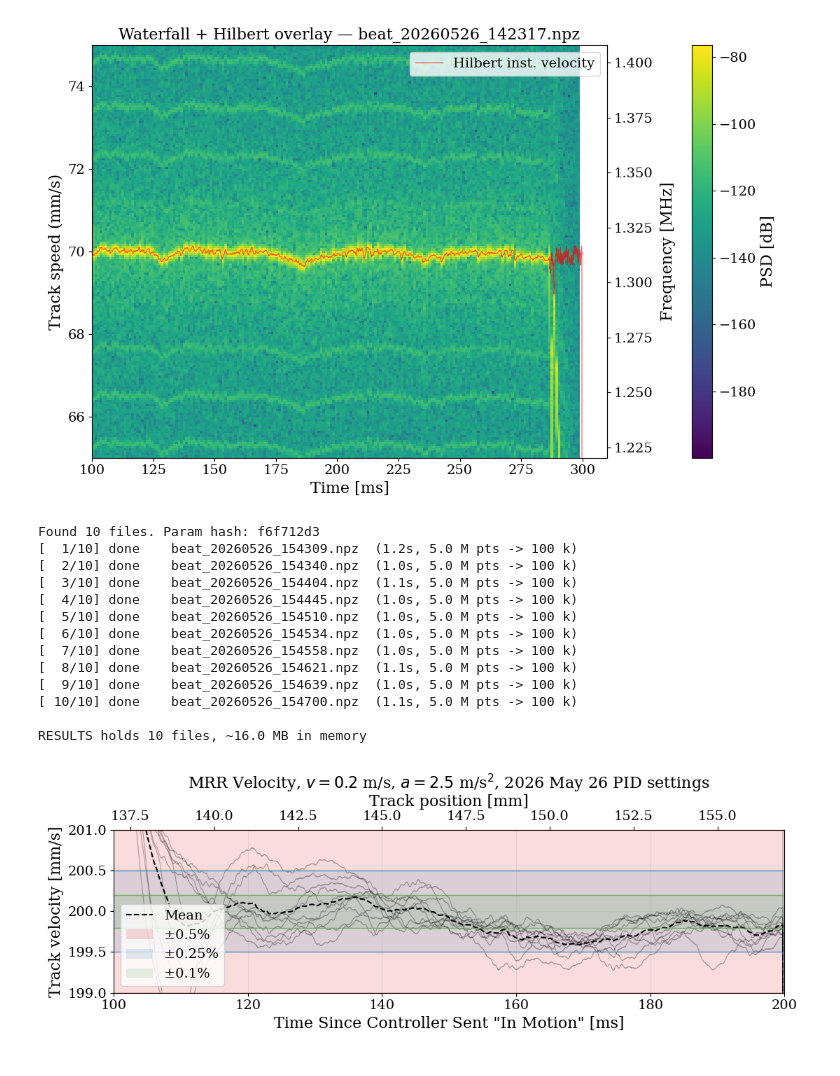
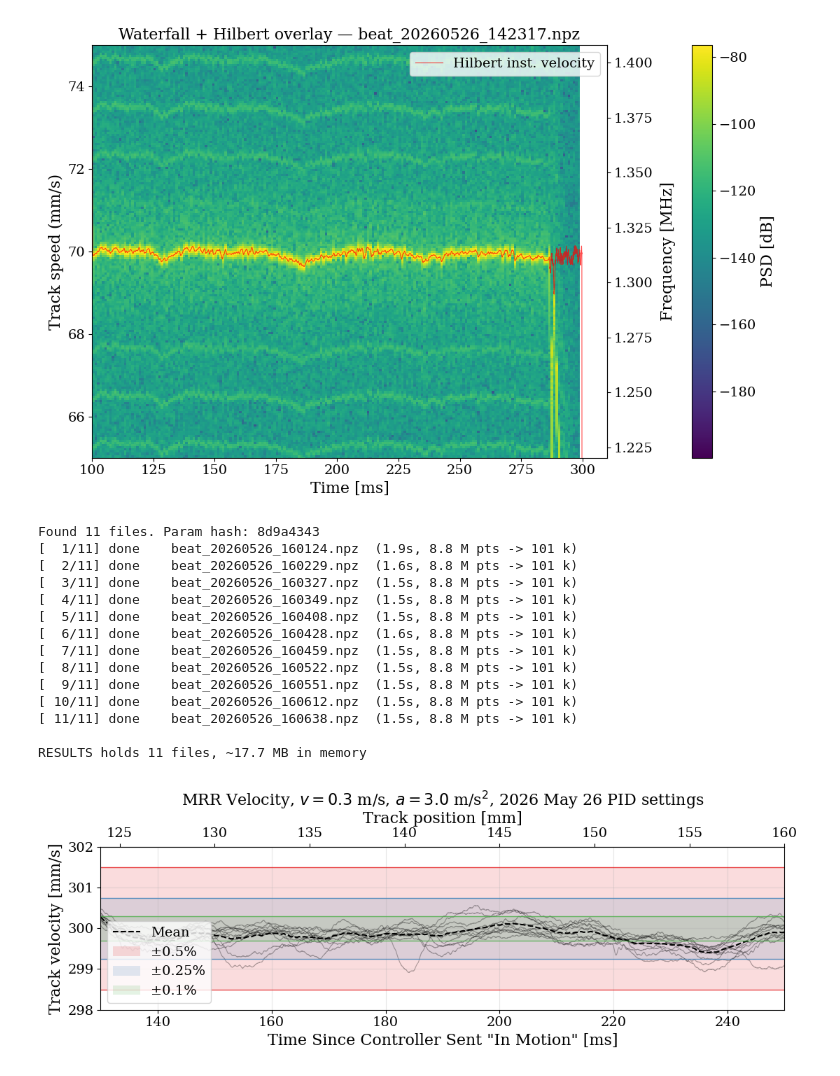
Before and after one commit to josephmlev/eedm_jml, a Jupyter notebook: daqAnalysisAndExperiments/launch/measureTrackVelocityBeatNote/beatNoteAnalysis.ipynb, the cells around one changed output. Cells and saved outputs as stored; diff of their text form; code cells hidden in the pictures.

Commit message:
few updates about beat note and launch temp. calculator

```diff
--- a/daqAnalysisAndExperiments/launch/measureTrackVelocityBeatNote/beatNoteAnalysis.ipynb
+++ b/daqAnalysisAndExperiments/launch/measureTrackVelocityBeatNote/beatNoteAnalysis.ipynb
@@ -370,7 +370,7 @@ from scipy.ndimage import uniform_filter1d
 import gc, hashlib, json
 
 # ---- File selection ----
-data_dir = Path("~/eedm_jml/daqAnalysisAndExperiments/launch/measureTrackVelocityBeatNote/data_gitignore/200mmps_2026_may_26").expanduser()
+data_dir = Path("~/eedm_jml/daqAnalysisAndExperiments/launch/measureTrackVelocityBeatNote/data_gitignore/300mmps_2026_may_26").expanduser()
 
 # Set BATCH_FILES to None (or []) to use all .npz in data_dir.
 # Otherwise: list of filenames (str) or Paths. Bare names are resolved against data_dir.
@@ -391,9 +391,9 @@ else:
 # ---- Params (change these to invalidate cache) ----
 BATCH_PARAMS = dict(
     t_start   = 100e-3,
-    t_end     = 200e-3,
-    F_LO      = 3.7e6*200/200,
-    F_HI      = 3.8e6*200/200,
+    t_end     = 275e-3,
+    F_LO      = 3.7e6*300/200,
+    F_HI      = 3.8e6*300/200,
     ORDER     = 4,
     SMOOTH_MS = 0.5,
     N_OUT     = 100_000,   # decimated points per file
@@ -503,24 +503,25 @@ mem_mb = sum(r["t_ms"].nbytes + r["f_inst_Hz"].nbytes
              for r in RESULTS.values()) / 1e6
 print(f"\nRESULTS holds {len(RESULTS)} files, ~{mem_mb:.1f} MB in memory")
 # %% [output]
-Found 10 files. Param hash: f6f712d3
-[  1/10] done    beat_20260526_154309.npz  (1.2s, 5.0 M pts -> 100 k)
-[  2/10] done    beat_20260526_154340.npz  (1.0s, 5.0 M pts -> 100 k)
-[  3/10] done    beat_20260526_154404.npz  (1.1s, 5.0 M pts -> 100 k)
-[  4/10] done    beat_20260526_154445.npz  (1.0s, 5.0 M pts -> 100 k)
-[  5/10] done    beat_20260526_154510.npz  (1.0s, 5.0 M pts -> 100 k)
-[  6/10] done    beat_20260526_154534.npz  (1.0s, 5.0 M pts -> 100 k)
-[  7/10] done    beat_20260526_154558.npz  (1.0s, 5.0 M pts -> 100 k)
-[  8/10] done    beat_20260526_154621.npz  (1.1s, 5.0 M pts -> 100 k)
-[  9/10] done    beat_20260526_154639.npz  (1.0s, 5.0 M pts -> 100 k)
-[ 10/10] done    beat_20260526_154700.npz  (1.1s, 5.0 M pts -> 100 k)
+Found 11 files. Param hash: 8d9a4343
+[  1/11] done    beat_20260526_160124.npz  (1.9s, 8.8 M pts -> 101 k)
+[  2/11] done    beat_20260526_160229.npz  (1.6s, 8.8 M pts -> 101 k)
+[  3/11] done    beat_20260526_160327.npz  (1.5s, 8.8 M pts -> 101 k)
+[  4/11] done    beat_20260526_160349.npz  (1.5s, 8.8 M pts -> 101 k)
+[  5/11] done    beat_20260526_160408.npz  (1.5s, 8.8 M pts -> 101 k)
+[  6/11] done    beat_20260526_160428.npz  (1.6s, 8.8 M pts -> 101 k)
+[  7/11] done    beat_20260526_160459.npz  (1.5s, 8.8 M pts -> 101 k)
+[  8/11] done    beat_20260526_160522.npz  (1.5s, 8.8 M pts -> 101 k)
+[  9/11] done    beat_20260526_160551.npz  (1.5s, 8.8 M pts -> 101 k)
+[ 10/11] done    beat_20260526_160612.npz  (1.5s, 8.8 M pts -> 101 k)
+[ 11/11] done    beat_20260526_160638.npz  (1.5s, 8.8 M pts -> 101 k)
 
-RESULTS holds 10 files, ~16.0 MB in memory
+RESULTS holds 11 files, ~17.7 MB in memory
 # %%
 # %% Cell 6 — Plot all velocities + mean + tolerance bands (no reprocessing)
 plt.close('all')
 
-TOL_CENTER = 200             # mm/s
+TOL_CENTER = 300             # mm/s
 TOL_PCTS   = [0.1, 0.25, 0.5]   # ± percents of TOL_CENTER
 TOL_CMAP   = "Set1"             # distinct colors per tolerance
 SHADE_ALPHA = 0.15
@@ -553,9 +554,9 @@ for i, pct in enumerate(sorted_pcts):
 
 #set top axis position
 # ---- Top axis: track position from kinematics ----
-X0      = 125.0     # mm, position at t=0
-VF      = 200.0      # mm/s, coast velocity
-ACCEL   = 2500.0    # mm/s^2, acceleration during ramp
+X0      = 100.0     # mm, position at t=0
+VF      = 300.0      # mm/s, coast velocity
+ACCEL   = 3000.0    # mm/s^2, acceleration during ramp
 POS_UNIT = "mm"
 
 t_ramp = VF / ACCEL if ACCEL > 0 else 0.0           # s
@@ -563,36 +564,36 @@ x_ramp = X0 + 0.5 * ACCEL * t_ramp**2               # mm
 
 def t_ms_to_x(t_ms, x0=X0, vf=VF, a=ACCEL, t_r=t_ramp, x_r=x_ramp):
     t = np.asarray(t_ms, dtype=float) * 1e-3
     return np.where(
         t <= t_r,
         x0 + 0.5 * a * t**2,
         x_r + vf * (t - t_r),
     )
 
 def x_to_t_ms(x, x0=X0, vf=VF, a=ACCEL, t_r=t_ramp, x_r=x_ramp):
     x = np.asarray(x, dtype=float)
     t = np.where(
         x <= x_r,
         np.sqrt(np.maximum(2 * (x - x0) / a, 0)) if a > 0 else (x - x0) / vf,
         t_r + (x - x_r) / vf,
     )
     return t * 1e3
 
 topax = ax.secondary_xaxis("top", functions=(t_ms_to_x, x_to_t_ms))
 topax.set_xlabel(f"Track position [{POS_UNIT}]")
 
 
 ax.set_xlabel('Time Since Controller Sent "In Motion" [ms]')
 ax.set_ylabel("Track velocity [mm/s]")
 ax.grid(True, alpha=0.3)
-ax.set_xlim(100, 200)
-ax.set_ylim(199, 201)
+ax.set_xlim(130, 250)
+ax.set_ylim(298, 302)
 if len(RESULTS) <= 12:
     ax.legend(loc="lower left")
 plt.title(rf'MRR Velocity, $v = {VF/1000}$ m/s, $a = {ACCEL/1000}$ m/s$^2$, 2026 May 26 PID settings')
 fig.tight_layout(); plt.show()
 # %% [output]
-[figure, old version]
+[figure, new version]
 # %%
 # %% Cell 6 — Offset-stacked time series with y-axis + grid
 plt.close('all')
```
Also changed, not shown: 1 other file.
